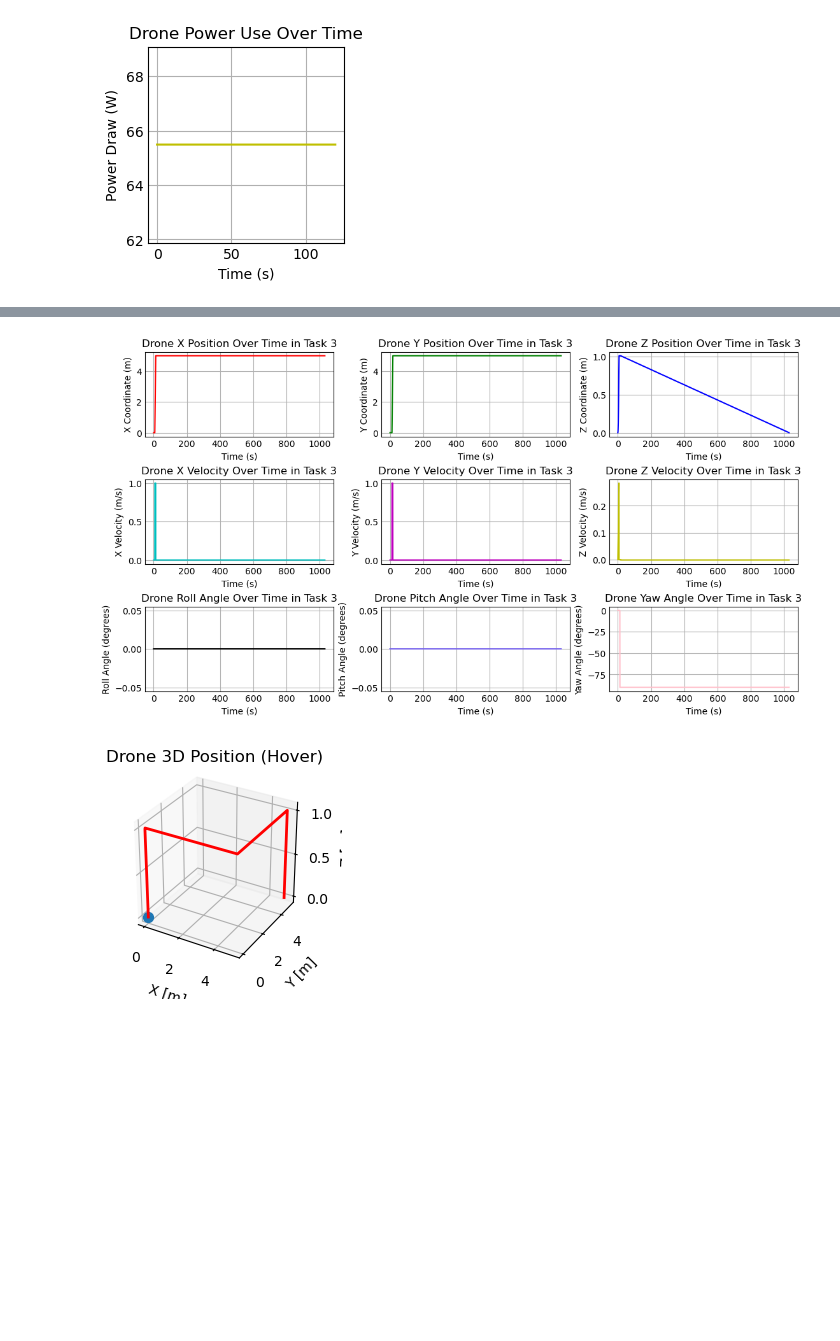
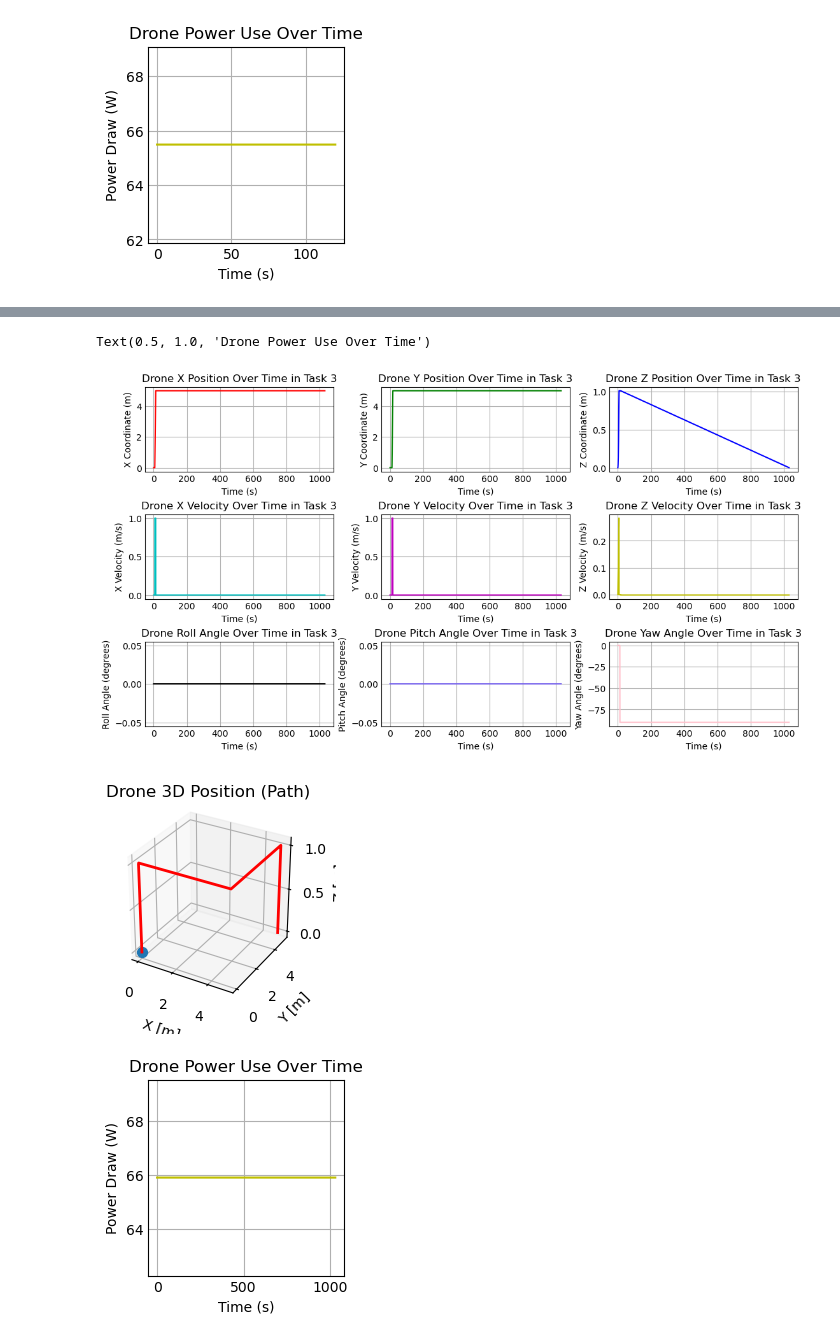
Before and after one commit to hannahs1021/AE352_Final, a Jupyter notebook: AE352_DroneProjV2.ipynb, the cells around one changed output, grey strips where cells are left out. Cells and saved outputs as stored; diff of their text form; code cells hidden in the pictures; blank space fills up the shorter version.

```diff
--- a/AE352_DroneProjV2.ipynb
+++ b/AE352_DroneProjV2.ipynb
@@ -485,7 +485,7 @@ def task3(h_tot, ro, vo, ao, fo, eulerso, wo):
 
     return tovertime, rovertime, vovertime, eulersovertime, powerovertime, rotorovertime
 
-t_t, r_t, v_t, eulers_t, _, _ = task3(1, r, v, a, f, eulers, w)
+t_t, r_t, v_t, eulers_t, power_t, _ = task3(1, r, v, a, f, eulers, w)
 # %%
 plt.style.use('_mpl-gallery')
 r_tx = np.array(r_t).T[0]
@@ -534,32 +534,40 @@ axs[1][2].set_ylabel('Z Velocity (m/s)')
 axs[2][0].plot(t_t, phi_t, 'k-')
 axs[2][0].set_title('Drone Roll Angle Over Time in Task 3', )
 axs[2][0].set_xlabel('Time (s)')
 axs[2][0].set_ylabel('Roll Angle (degrees)')
 
 axs[2][1].plot(t_t, theta_t, color = 'mediumslateblue', linestyle = '-')
 axs[2][1].set_title('Drone Pitch Angle Over Time in Task 3')
 axs[2][1].set_xlabel('Time (s)')
 axs[2][1].set_ylabel('Pitch Angle (degrees)')
 
 axs[2][2].plot(t_t, psi_t, color = 'pink', linestyle = '-')
 axs[2][2].set_title('Drone Yaw Angle Over Time in Task 3')
 axs[2][2].set_xlabel('Time (s)')
 axs[2][2].set_ylabel('Yaw Angle (degrees)')
 
 fig = plt.figure()
 ax = fig.add_subplot(111, projection='3d')
 
 ax.plot(r_tx, r_ty, r_tz, 'r-', linewidth=2)
 ax.scatter(r_tx[0], r_ty[0], r_tz[0], marker='o', s=50)  # start point
 
 # Labels and formatting
 ax.set_xlabel('X [m]')
 ax.set_ylabel('Y [m]')
 ax.set_zlabel('Z [m]')
-ax.set_title('Drone 3D Position (Hover)')
+ax.set_title('Drone 3D Position (Path)')
 
 ax.set_box_aspect([1, 1, 1])  # equal scaling
 ax.grid(True)
+
+plt.figure()
+plt.plot(t_t, power_t, 'y-')
+plt.xlabel('Time (s)')
+plt.ylabel('Power Draw (W)')
+plt.title('Drone Power Use Over Time')
 # %% [output]
+Text(0.5, 1.0, 'Drone Power Use Over Time')
 [figure]
-[figure, old version]
+[figure, new version]
+[figure, added]
```
Also changed, not shown: parts of 1 cell of this notebook.
